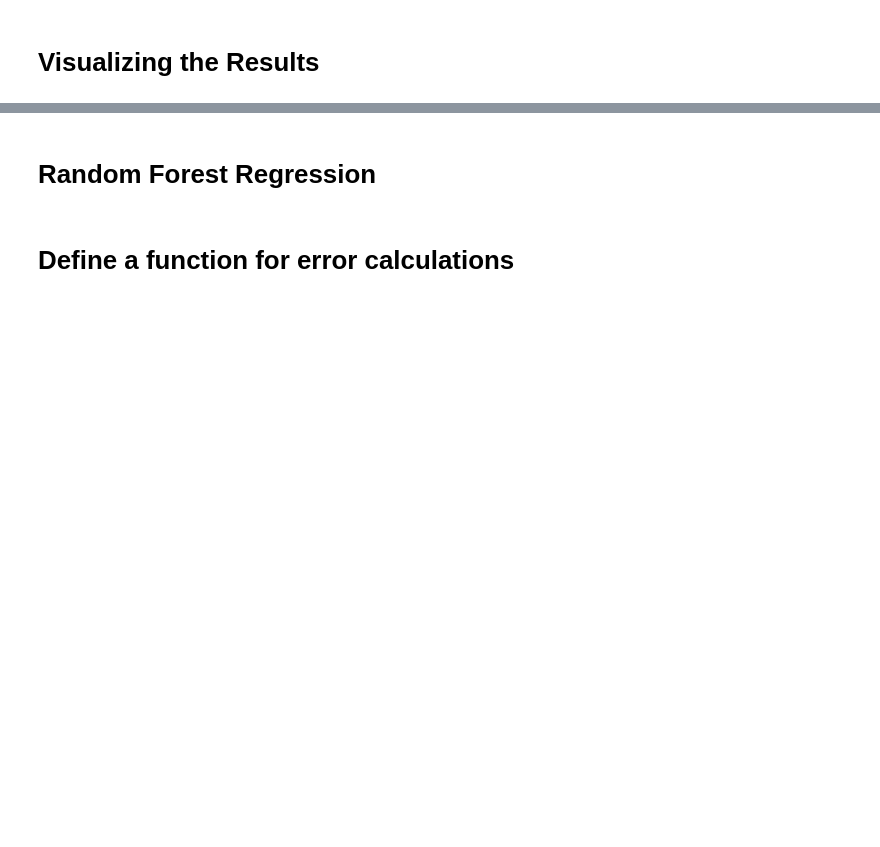
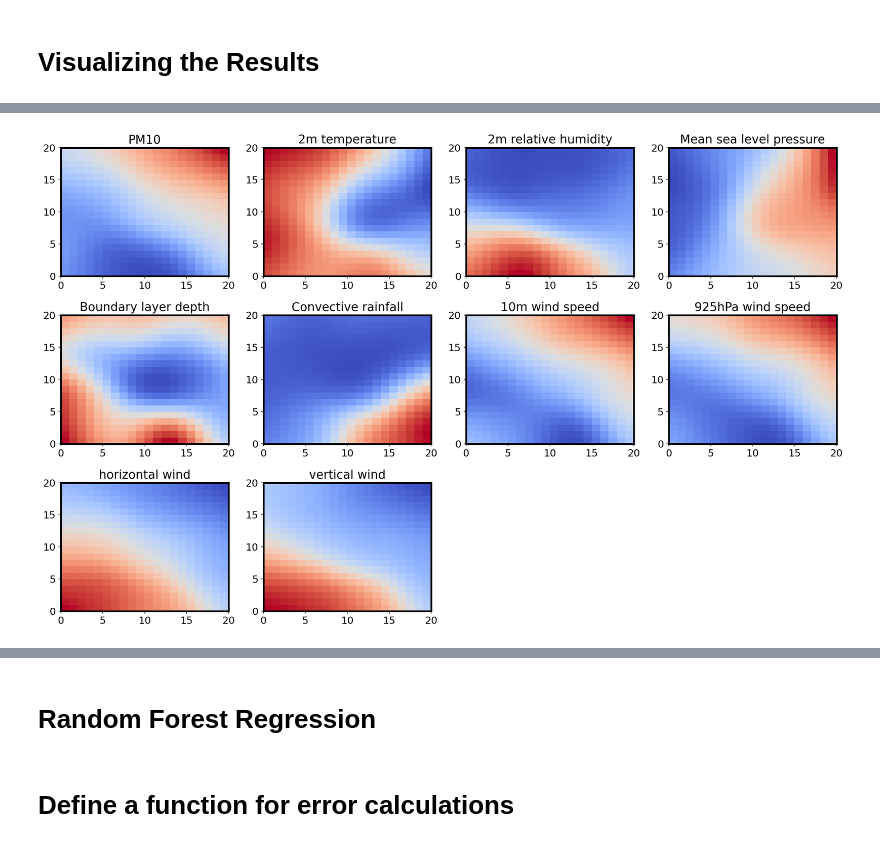
Before and after one commit to projectpythia-mystmd/dust-cookbook, a Jupyter notebook: initial_code.ipynb, the cells around one changed output, grey strips where cells are left out. Saved outputs shown, nothing was run; the diff lists cells and outputs as text; code cells hidden in the pictures; blank space fills up the shorter version.

```diff
--- a/initial_code.ipynb
+++ b/initial_code.ipynb
@@ -26,6 +41,7 @@ print('Shape of data:', np.shape(dust_df))
 
 # print first 5 rows of data
 print(dust_df.head())
+feature_names = dust_df.columns
 # %% [output]
 Shape of data: (18466, 10)
                  PM10         T2        rh2         slp       PBLH  RAINC  \
@@ -81,2 +104,11 @@ som.train(data = scaled_dust_df, num_iteration = 3000,
 # %% [markdown]
 # Visualizing the Results
+# %%
+fig, ax = plt.subplots(1, 1, figsize=(16, 10))
+ax = ax.flatten()
+for i, f in enumerate(feature_names):
+    #plt.subplot(5, 2, i+1)
+    ax[i].set_title(titles[i])
+    ax[i].pcolor(W[:,:,i].T, cmap='coolwarm')
+    #ax[i].set_xticks(np.arange(num+1))
+    #ax[i].set_yticks(np.arange(num+1))
@@ -83,2 +122,18 @@ som.train(data = scaled_dust_df, num_iteration = 3000,
 # %%
-from pylab import bone, pcolor, colorbar, plot, show
+titles = ['PM10', '2m temperature', '2m relative humidity', 'Mean sea level pressure', 'Boundary layer depth',
+          'Convective rainfall', '10m wind speed', '925hPa wind speed', 'horizontal wind', 'vertical wind']
+W = som.get_weights()
+fig, ax = plt.subplots(3, 4, figsize=(16, 10))
+ax = ax.flatten()
+for i, f in enumerate(feature_names):
+    #plt.subplot(5, 2, i+1)
+    ax[i].set_title(titles[i])
+    ax[i].pcolor(W[:,:,i].T, cmap='coolwarm')
+    #ax[i].set_xticks(np.arange(num+1))
+    #ax[i].set_yticks(np.arange(num+1))
+ax[10].set_axis_off()
+ax[11].set_axis_off()
+plt.tight_layout()
+plt.savefig('feature_importance.png')
+# %% [output]
+[figure, added]
```
Also changed, not shown: parts of 10 cells of this notebook.
